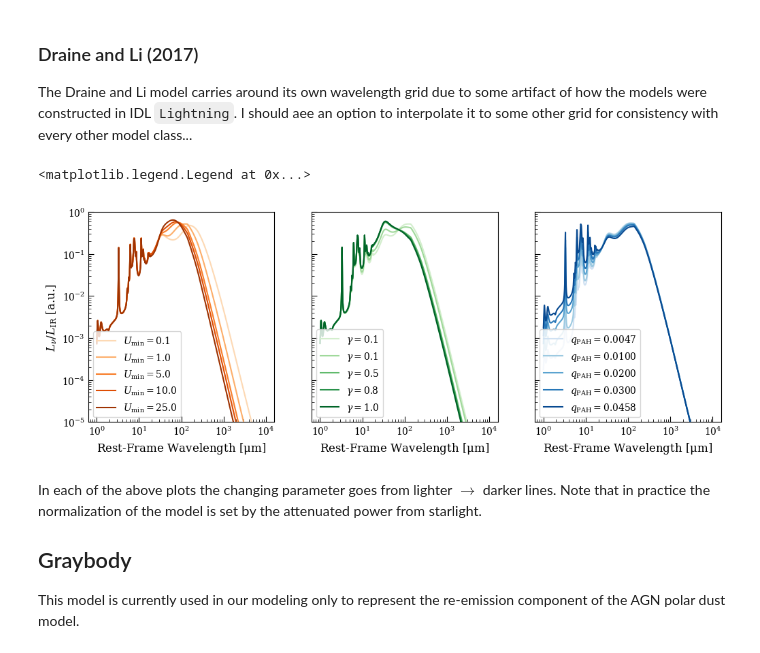
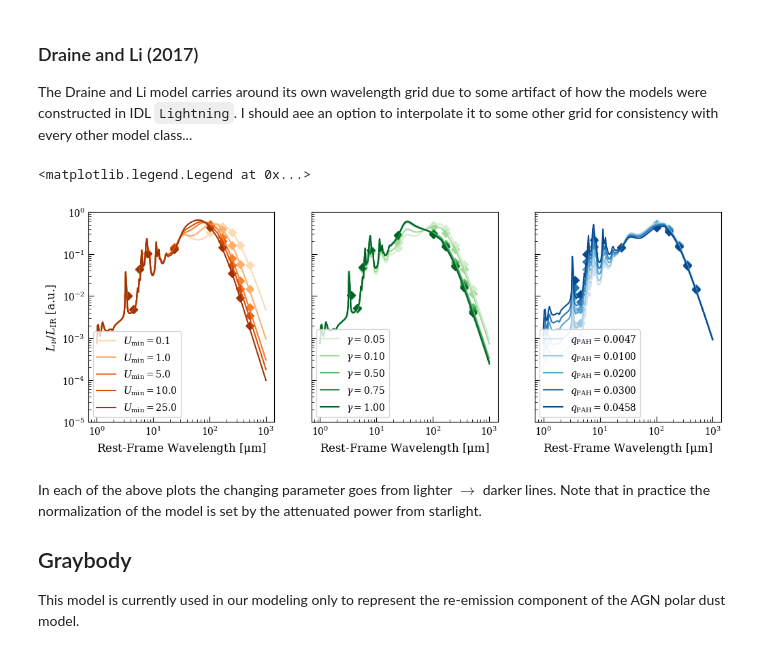
Before and after one commit to ebmonson/lightningpy, a Jupyter notebook: examples/model_demos/dust.ipynb, the cells around one changed output. Drawn from its saved outputs; the diff is of its cells as text; code cells hidden in the pictures.

Commit message:
Interpolate DL07 model to common wavelength grid

```diff
--- a/examples/model_demos/dust.ipynb
+++ b/examples/model_demos/dust.ipynb
@@ -155,7 +156,8 @@ filter_labels = ['IRAC_CH1', 'IRAC_CH2', 'IRAC_CH3', 'IRAC_CH4',
 redshift = 0.0
 
 dl07 = DL07Dust(filter_labels,
-                redshift=redshift)
+                redshift=redshift,
+                wave_grid=wave_grid)
 gb = Graybody(filter_labels,
               redshift=redshift,
               wave_grid=wave_grid)
@@ -206,8 +208,11 @@ var_qpah = np.array([[2, 1, 3e5, 0.05, 0.0047],
                      [2, 1, 3e5, 0.05, 0.0458]])
 
 mod_var_umin, L_var_umin = dl07.get_model_lnu_hires(var_umin)
+Lmod_var_umin, L_var_umin = dl07.get_model_lnu(var_umin)
 mod_var_gamma, L_var_gamma = dl07.get_model_lnu_hires(var_gamma)
+Lmod_var_gamma, L_var_gamma = dl07.get_model_lnu(var_gamma)
 mod_var_qpah, L_var_qpah = dl07.get_model_lnu_hires(var_qpah)
+Lmod_var_qpah, L_var_qpah = dl07.get_model_lnu(var_qpah)
 
 Nmod = var_umin.shape[0]
 
@@ -223,35 +228,38 @@ colors_qpah = cm_qpah(np.linspace(0.2, 0.9, Nmod))
 for i in np.arange(Nmod):
 
     axs[0].plot(dl07.wave_grid_rest, dl07.nu_grid_rest * mod_var_umin[i,:] / L_var_umin[i], color=colors_umin[i], label=r'$U_{\rm min} = %.1f$' % (var_umin[i,1]))
-    axs[1].plot(dl07.wave_grid_rest, dl07.nu_grid_rest * mod_var_gamma[i,:] / L_var_gamma[i], color=colors_gamma[i], label=r'$\gamma = %.1f$' % (var_gamma[i,3]))
+    axs[0].scatter(dl07.wave_obs, dl07.nu_obs * Lmod_var_umin[i,:] / L_var_umin[i], color=colors_umin[i], marker='D')
+    axs[1].plot(dl07.wave_grid_rest, dl07.nu_grid_rest * mod_var_gamma[i,:] / L_var_gamma[i], color=colors_gamma[i], label=r'$\gamma = %.2f$' % (var_gamma[i,3]))
+    axs[1].scatter(dl07.wave_obs, dl07.nu_obs * Lmod_var_gamma[i,:] / L_var_gamma[i], color=colors_gamma[i], marker='D')
     axs[2].plot(dl07.wave_grid_rest, dl07.nu_grid_rest * mod_var_qpah[i,:] / L_var_qpah[i], color=colors_qpah[i], label=r'$q_{\rm PAH} = %.4f$' % (var_qpah[i,4]))
+    axs[2].scatter(dl07.wave_obs, dl07.nu_obs * Lmod_var_qpah[i,:] / L_var_qpah[i], color=colors_qpah[i], marker='D')
 
 axs[0].set_xscale('log')
 axs[0].set_yscale('log')
 axs[0].set_xlabel(r'Rest-Frame Wavelength [$\rm \mu m$]')
 axs[0].set_ylabel(r'$L_\nu / L_{\rm IR}$ [a.u.]')
 axs[0].set_ylim(1e-5, 1)
 axs[0].legend(loc='lower left', frameon=True)
 #axs[0].set_title(r'$U_{\rm min}=0.1\rightarrow25$')
 
 axs[1].set_xscale('log')
 axs[1].set_yscale('log')
 axs[1].set_xlabel(r'Rest-Frame Wavelength [$\rm \mu m$]')
 axs[1].set_yticklabels([])
 axs[1].set_ylim(1e-5, 1)
 axs[1].legend(loc='lower left', frameon=True)
 #axs[1].set_title(r'$\gamma=0.05\rightarrow1$')
 
 axs[2].set_xscale('log')
 axs[2].set_yscale('log')
 axs[2].set_xlabel(r'Rest-Frame Wavelength [$\rm \mu m$]')
 axs[2].set_yticklabels([])
 axs[2].set_ylim(1e-5, 1)
 axs[2].legend(loc='lower left', frameon=True)
 #axs[2].set_title(r'$q_{\rm PAH}=0.0047\rightarrow0.0458$')
 # %% [output]
 <matplotlib.legend.Legend at 0x...>
-[figure, old version]
+[figure, new version]
 # %% [markdown]
 In each of the above plots the changing parameter goes from lighter $\rightarrow$ darker lines. Note that in practice the normalization of the model is set by the attenuated power from starlight.
 
```
Also changed, not shown: parts of 1 cell of this notebook, 6 other files.
